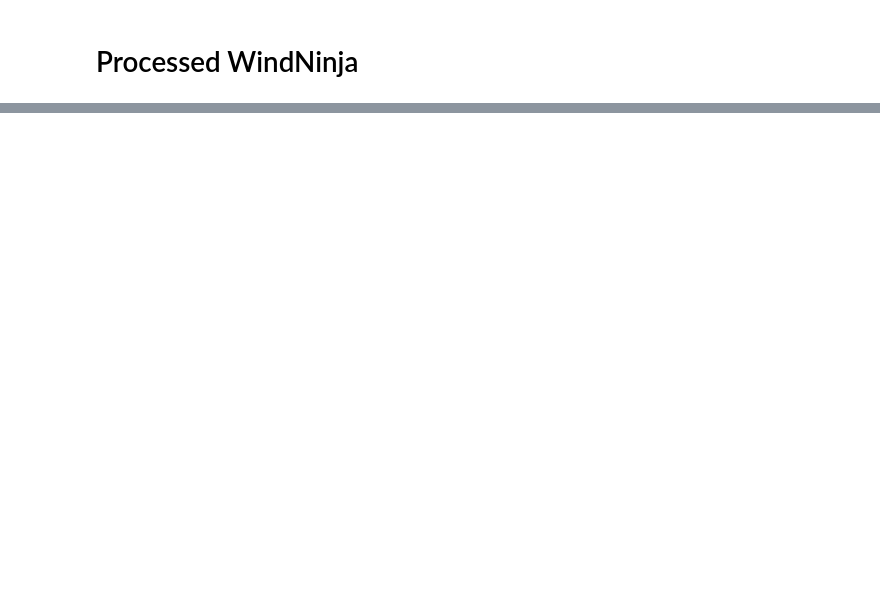
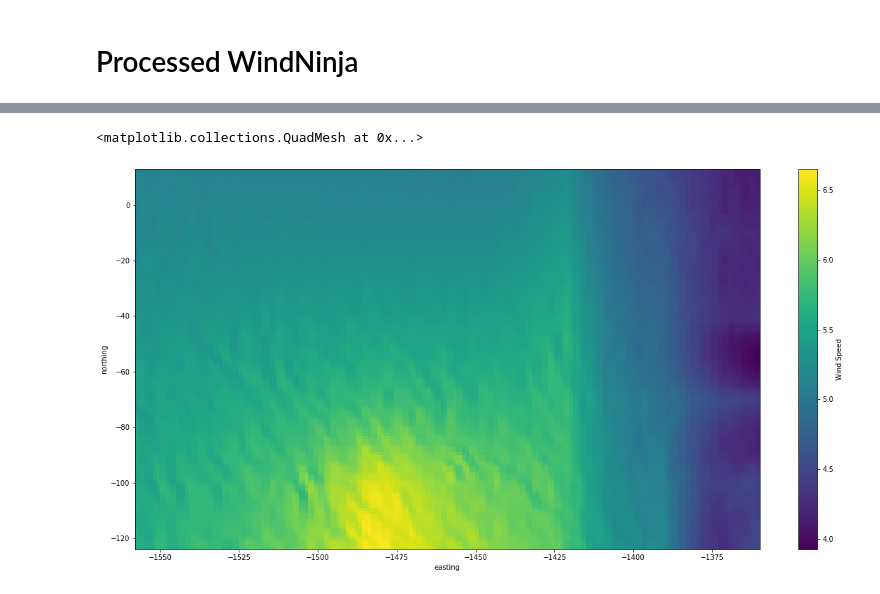
Before and after one commit to EricKeenan/antarctic-windninja, a Jupyter notebook: vis_windninja.ipynb, the cells around one changed output, grey strips where cells are left out. Saved outputs shown, nothing was run; the diff lists cells and outputs as text; code cells hidden in the pictures; blank space fills up the shorter version.

```diff
--- a/vis_windninja.ipynb
+++ b/vis_windninja.ipynb
@@ -152,0 +122,23 @@ wn_lry
+# %%
+datasets = []
+directory = "/scratch/summit/erke2265/antarctic-windninja/PIG/processed_output/"
+for filename in os.listdir(directory):
+    if filename.endswith("VW.asc"):
+        time_str = filename[0:10]
+        date_time = pd.date_range(datetime.datetime.strptime(time_str, "%Y%m%d%H"), periods=1)
+        path = directory + filename
+        wn_processed = np.flipud(np.loadtxt(path, skiprows=6))
+        ds = xr.Dataset(
+            {
+                "Wind Speed": (["northing", "easting"], wn_processed)
+            },
+            coords={
+                "easting": (["easting"], wn_processed_x),
+                "northing": (["northing"], wn_processed_y),
+                "time": (["time"], date_time)
+            }
+        )
+
+        datasets.append(ds)
+wn = xr.concat(datasets, dim='time')
+wn = wn.sortby("time", ascending=True)
@@ -152,0 +156,7 @@ wn_lry
+# %%
+time_mean = wn['Wind Speed'].mean(dim='time')
+plt.figure(figsize=(20, 10))
+time_mean.plot()
+# %% [output]
+<matplotlib.collections.QuadMesh at 0x...>
+[figure, added]
```
Also changed, not shown: parts of 12 cells of this notebook.
